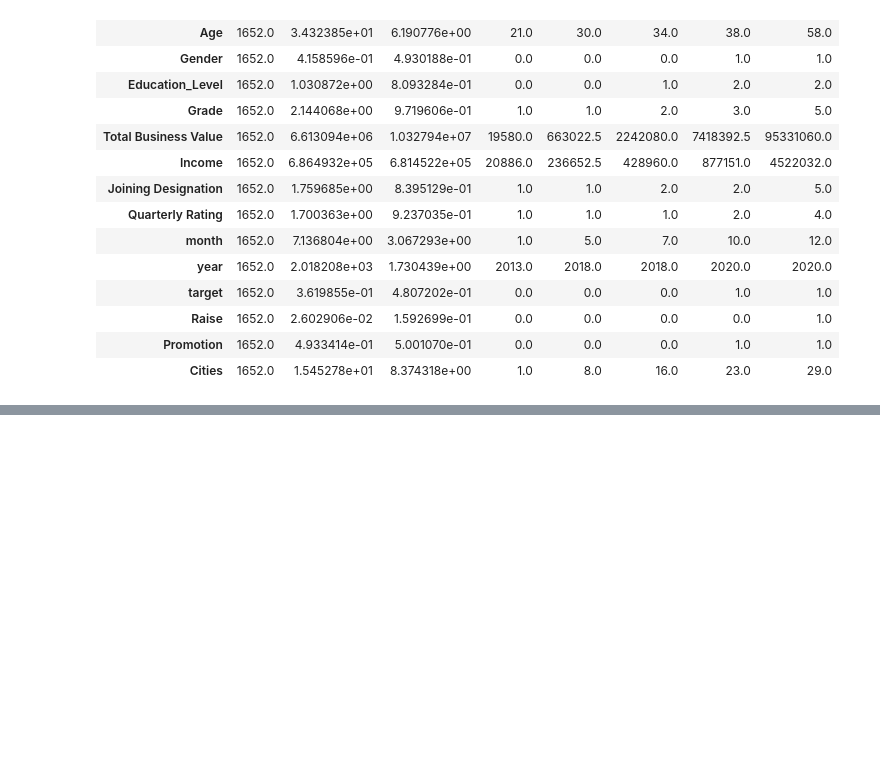
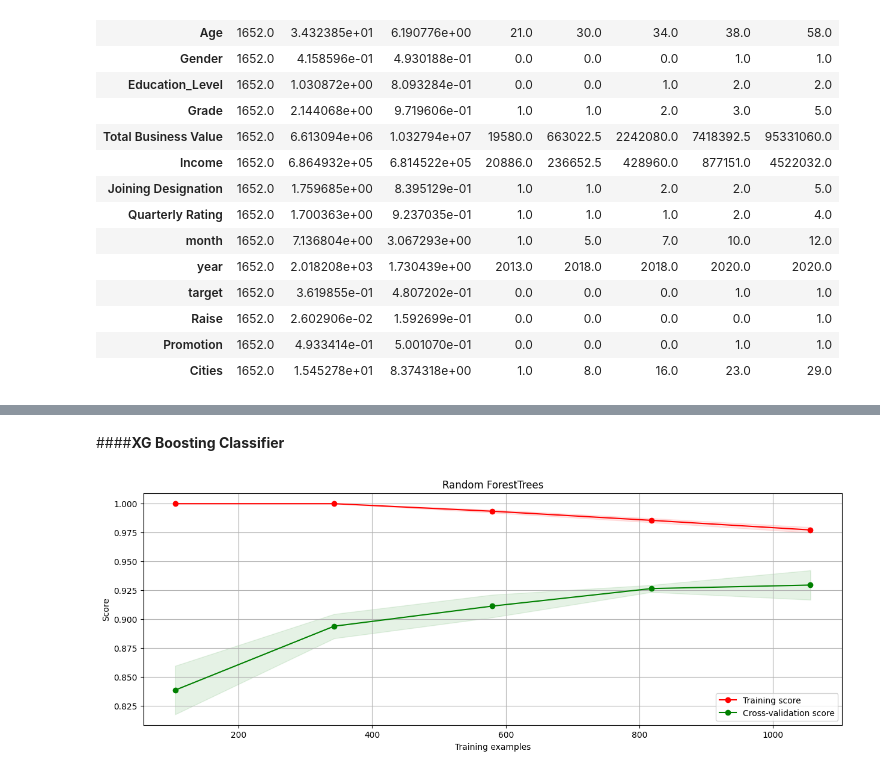
Before and after one commit to sr606/Machine_Learning_CaseStudies, a Jupyter notebook: OLA_Ensemble_Learning.ipynb, the cells around one changed output, grey strips where cells are left out. Saved outputs shown, nothing was run; the diff lists cells and outputs as text; code cells hidden in the pictures; blank space fills up the shorter version.

```diff
--- a/OLA_Ensemble_Learning.ipynb
+++ b/OLA_Ensemble_Learning.ipynb
@@ -829,0 +999,11 @@ ola1.describe().T
+# %% [markdown]
+####**XG Boosting Classifier**
+# %%
+gbc1 = GradientBoostingClassifier()
+gbc1.fit(X_train, y_train)
+y_pred = gbc1.predict(X_test)
+proba =gbc1.predict_proba(X_test)[:, 1]
+# %%
+plot_learning_curve(gbc1, X_train, y_train, "Random ForestTrees")
+# %% [output]
+[figure, added]
```
Also changed, not shown: parts of 48 cells of this notebook.
